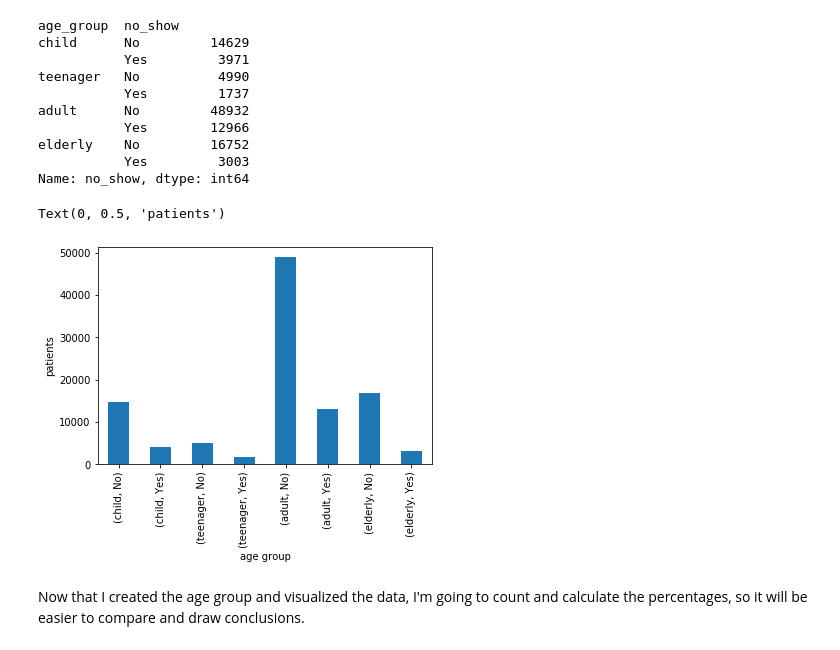
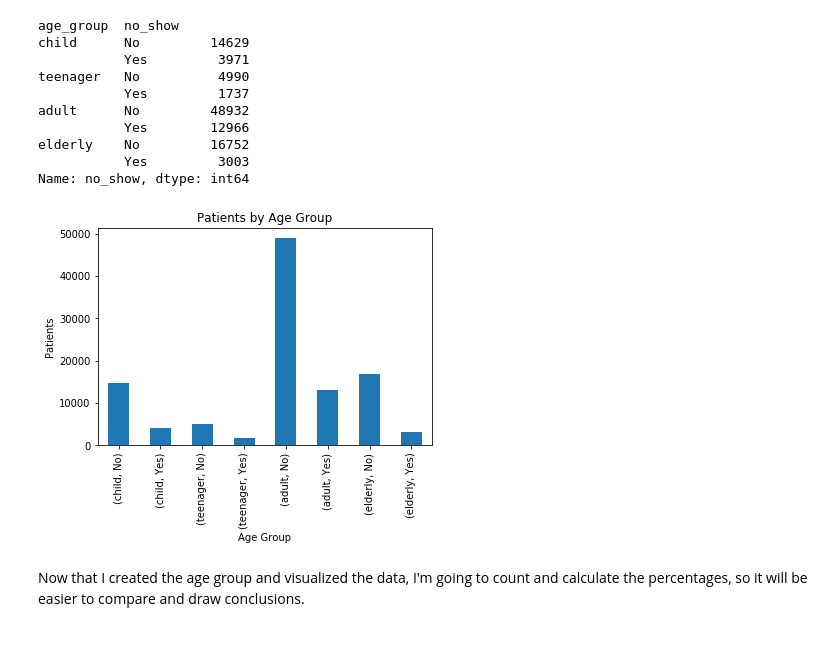
Before and after one commit to acideater/investigate-a-dataset-no-show, a Jupyter notebook: investigate-a-dataset-no-show.ipynb, the cells around one changed output. Drawn from its saved outputs; the diff is of its cells as text; code cells hidden in the pictures.

```diff
--- a/investigate-a-dataset-no-show.ipynb
+++ b/investigate-a-dataset-no-show.ipynb
@@ -159,2 +167,10 @@ df.hist(figsize =( 10, 8));
+# %%
+# create function to plot bar charts
+def create_bar_plot(data,xlabel=None,ylabel=None,title=None):
+    data.plot(kind='bar', legend=None)
+    plt.xlabel(xlabel)
+    plt.ylabel(ylabel)
+    plt.title(str(ylabel)+" by "+str(xlabel))
+    plt.show()
 # %%
 # bar plot to visualize how many people showed up or not for appointments.
@@ -247,8 +258,8 @@ df.head()
 Now that the age group column is added, I'm going to count and visualize this new data.
 # %%
 # Find the count of each age group per no show with groupby
-cnt_age = df.groupby('age_group').no_show.value_counts()
-print(cnt_age)
+count_age = df.groupby('age_group').no_show.value_counts()
+print(count_age)
 # %% [output]
 age_group  no_show
 child      No         14629
@@ -262,12 +273,9 @@ elderly    No         16752
 Name: no_show, dtype: int64
 # %%
 # used the variable created above to display a bar chart to visualize the data
-cnt_age.plot(kind='bar')
-plt.xlabel("age group")
-plt.ylabel("patients")
+create_bar_plot(count_age, "Age Group", "Patients", "Number of patients by Age Group")
 # %% [output]
-Text(0, 0.5, 'patients')
-[figure, old version]
+[figure, new version]
 # %% [markdown]
 Now that I created the age group and visualized the data, I'm going to count and calculate the percentages, so it will be easier to compare and draw conclusions.
 # %%
```
Also changed, not shown: parts of 8 cells of this notebook.
